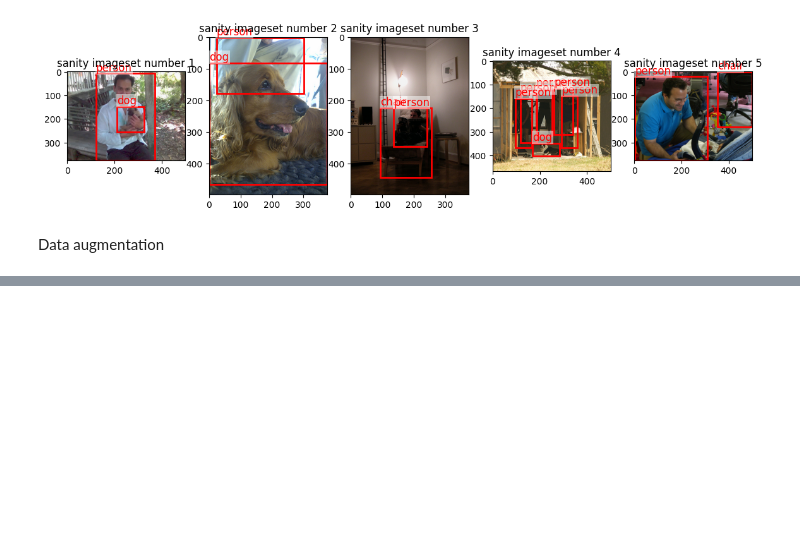
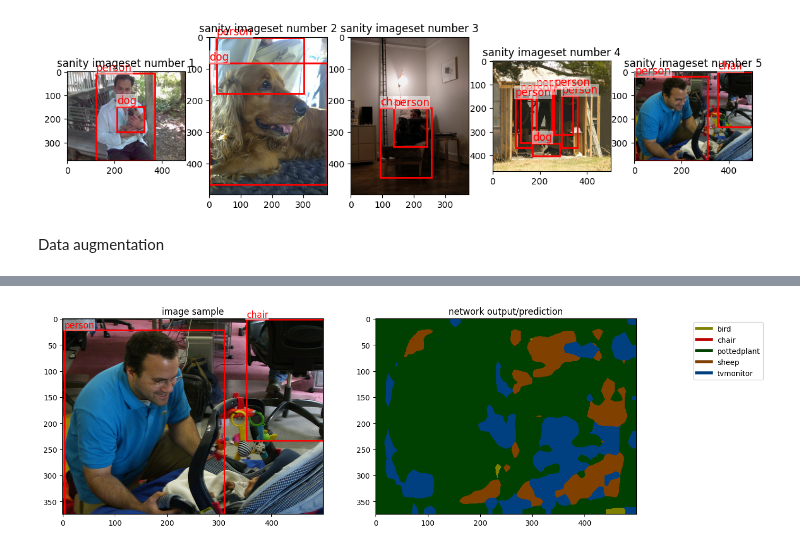
Before and after one commit to tofuuuuuuu/cs484-final-project, a Jupyter notebook: wsss.ipynb, the cells around one changed output, grey strips where cells are left out. Drawn from its saved outputs; the diff is of its cells as text; code cells hidden in the pictures; blank space fills up the shorter version.

```diff
--- a/wsss.ipynb
+++ b/wsss.ipynb
@@ -493,17 +471,0 @@ Epoch: 19 Loss: 0.6496278047561646
-# %%
- # Test untrained model on sample image
-sample_img, _ = sanity_data[4]
-sample_input, sample_data = sanity_dataset[4]
-
-untrained_output = untrained_net.forward(sanity_transforms(sample_img).unsqueeze(0).to(device))
-print(untrained_output.shape)
-print(sample_data)
-
-fig = plt.figure(figsize=(14,10))
-ax = fig.add_subplot(1,2,1)
-plt.title('image sample')
-ax.imshow(sample_img)
-ax = fig.add_subplot(1,2,2)
-plt.title('UNTRAINED_NET output/prediction')
-
-ax.imshow(colorize_mask(torch.argmax(untrained_output, dim=1).cpu().numpy()[0]))
@@ -687,0 +527,6 @@ ax.legend(handles=legend_elements, loc='upper right', bbox_to_anchor=(1.5, 1))
+# %%
+ # Test untrained model on sample image
+sample_index = 4
+show_training_results(untrained_net, index=sample_index, imageset=sanity_data)
+# %% [output]
+[figure, added]
```
Also changed, not shown: parts of 16 cells of this notebook.
